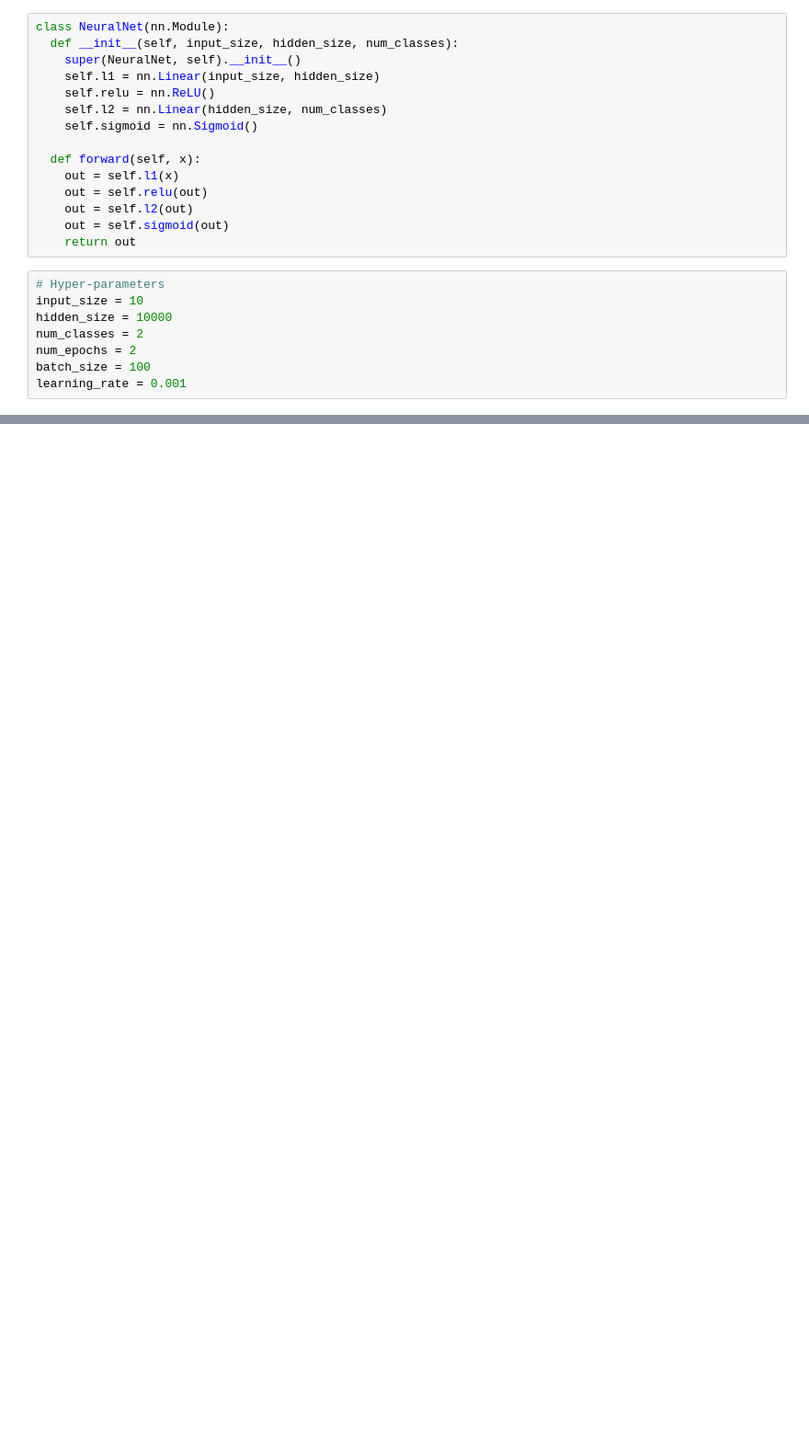
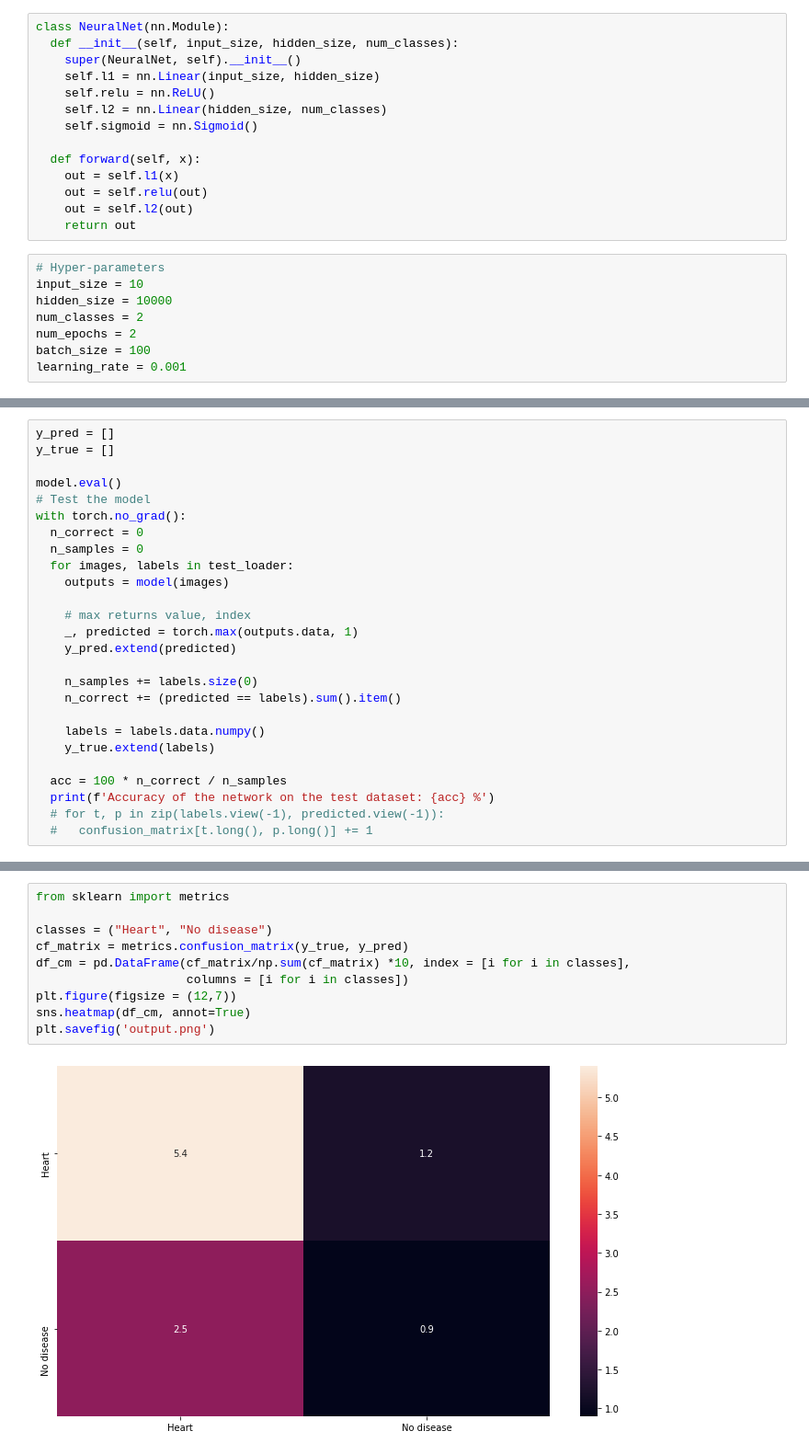
Before and after one commit to arminsoltan/mohaymen, a Jupyter notebook: Phase02/NN_HeartData.ipynb, the cells around one changed output, grey strips where cells are left out. Shown at 92% size. Cells and saved outputs as stored; diff of their text form; blank space fills up the shorter version.

```diff
--- a/Phase02/NN_HeartData.ipynb
+++ b/Phase02/NN_HeartData.ipynb
@@ -129,7 +129,6 @@ class NeuralNet(nn.Module):
     out = self.l1(x)
     out = self.relu(out)
     out = self.l2(out)
-    out = self.sigmoid(out)
     return out
 # %%
 # Hyper-parameters
@@ -212,0 +183,26 @@ Accuracy of the network on the test dataset: 72.0 %
+# %%
+y_pred = []
+y_true = []
+
+model.eval()
+# Test the model
+with torch.no_grad():
+  n_correct = 0
+  n_samples = 0
+  for images, labels in test_loader:
+    outputs = model(images)
+
+    # max returns value, index
+    _, predicted = torch.max(outputs.data, 1)
+    y_pred.extend(predicted)
+
+    n_samples += labels.size(0)
+    n_correct += (predicted == labels).sum().item()
+
+    labels = labels.data.numpy()
+    y_true.extend(labels)
+
+  acc = 100 * n_correct / n_samples
+  print(f'Accuracy of the network on the test dataset: {acc} %')
+  # for t, p in zip(labels.view(-1), predicted.view(-1)):
+  #   confusion_matrix[t.long(), p.long()] += 1
@@ -212,0 +211,12 @@ Accuracy of the network on the test dataset: 72.0 %
+# %%
+from sklearn import metrics
+
+classes = ("Heart", "No disease")
+cf_matrix = metrics.confusion_matrix(y_true, y_pred)
+df_cm = pd.DataFrame(cf_matrix/np.sum(cf_matrix) *10, index = [i for i in classes],
+                     columns = [i for i in classes])
+plt.figure(figsize = (12,7))
+sns.heatmap(df_cm, annot=True)
+plt.savefig('output.png')
+# %% [output]
+[figure, added]
```
Also changed, not shown: parts of 5 cells of this notebook.
